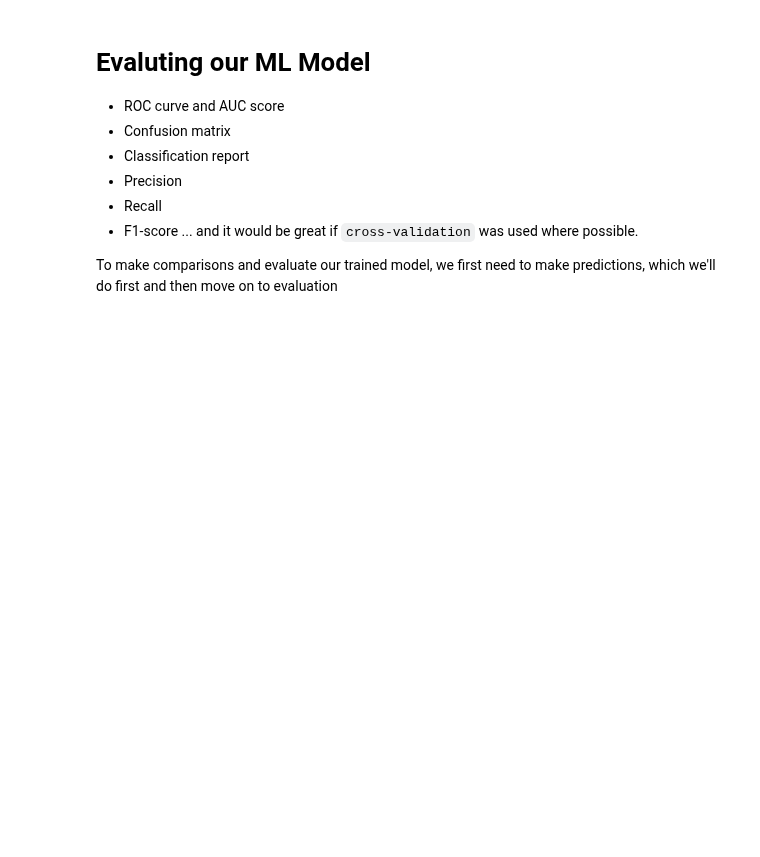
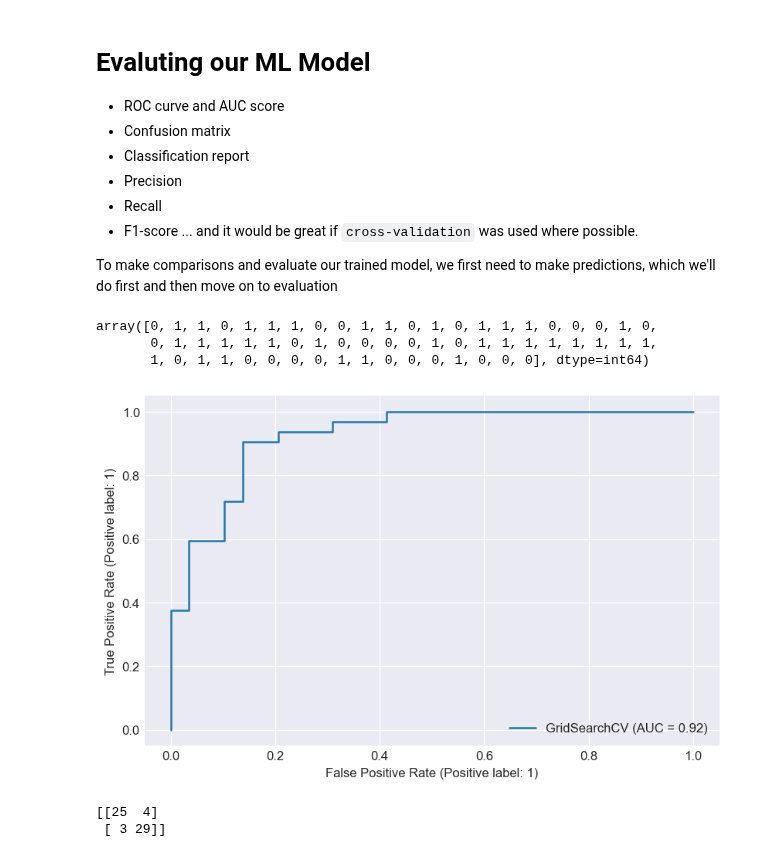
Before and after one commit to muhammadanas0716/Machine-Learning-101, a Jupyter notebook: Heart Disease Classification/Heart Disease Classification.ipynb, the cells around one changed output. Saved outputs shown, nothing was run; the diff lists cells and outputs as text; code cells hidden in the pictures; blank space fills up the shorter version.

```diff
--- a/Heart Disease Classification/Heart Disease Classification.ipynb
+++ b/Heart Disease Classification/Heart Disease Classification.ipynb
@@ -792,15 +792,15 @@ rs_rf.score(X_test, y_test)
 ### Hyperparamter Tuning with GridSearchCV
 Since our LogisticRegression model provides the best scores so far, we'll try and improve them again using `GridSearchCV...
 # %%
-# # Different hyperparameters for our LogisticRegression model
-# log_reg_grid = {"C": np.logspace(-4, 4, 30),
-#                 "solver": ["liblinear"]}
+# Different hyperparameters for our LogisticRegression model
+log_reg_grid = {"C": np.logspace(-4, 4, 30),
+                "solver": ["liblinear"]}
 
-# # Setup grid hyperparameter search for LogisticRegression
-# gs_log_reg = GridSearchCV(LogisticRegression(),
-#                           param_grid=log_reg_grid,
-#                           cv=5,
-#                           verbose=True)
+# Setup grid hyperparameter search for LogisticRegression
+grid_search_log_reg = GridSearchCV(LogisticRegression(),
+                          param_grid=log_reg_grid,
+                          cv=5,
+                          verbose=True)
 
-# # Fit grid hyperparameter search model
-# gs_log_reg.fit(X_train, y_train);
+# Fit grid hyperparameter search model
+grid_search_log_reg.fit(X_train, y_train);
@@ -823,0 +833,19 @@ To make comparisons and evaluate our trained model, we first need to make predic
+# %%
+y_preds
+# %% [output]
+array([0, 1, 1, 0, 1, 1, 1, 0, 0, 1, 1, 0, 1, 0, 1, 1, 1, 0, 0, 0, 1, 0,
+       0, 1, 1, 1, 1, 1, 0, 1, 0, 0, 0, 0, 1, 0, 1, 1, 1, 1, 1, 1, 1, 1,
+       1, 0, 1, 1, 0, 0, 0, 0, 1, 1, 0, 0, 0, 1, 0, 0, 0], dtype=int64)
+# %%
+# Plot a ROC curve and get AUC Score
+fig, ax = plt.subplots(figsize=(8, 5), dpi=120)
+plot_roc_curve(grid_search_log_reg, X_test, y_test, ax=ax)
+plt.show()
+# %% [output]
+[figure, added]
+# %%
+ # Confusion Matrix
+print(confusion_matrix(y_test, y_preds))
+# %% [output]
+[[25  4]
+ [ 3 29]]
```
Also changed, not shown: parts of 8 cells of this notebook.
